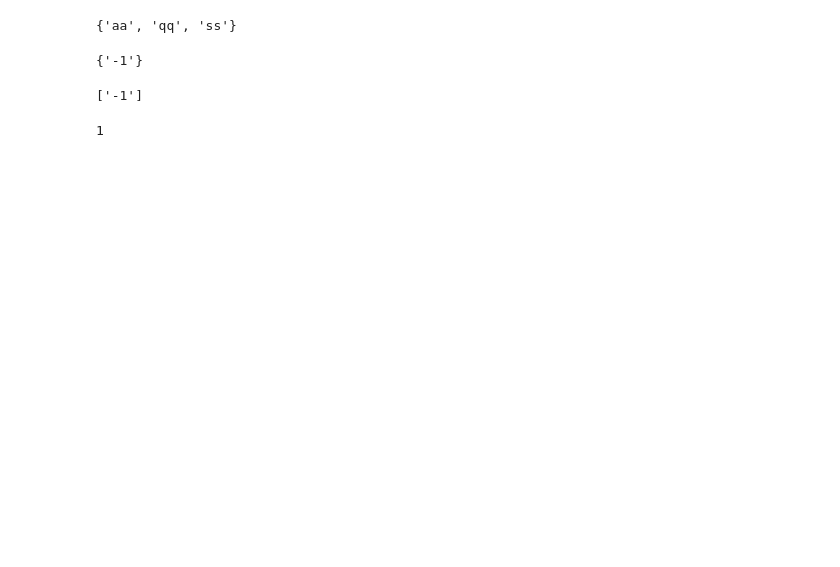
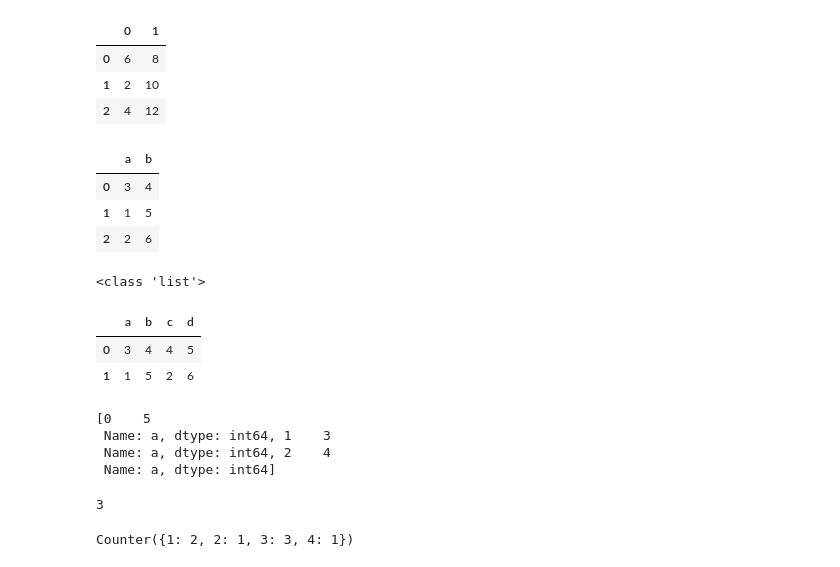
Before and after one commit to goodbyeearth/zhcup, a Jupyter notebook: test.ipynb, the cells around one changed output. Saved outputs shown, nothing was run; the diff lists cells and outputs as text; code cells hidden in the pictures; blank space fills up the shorter version.

```diff
--- a/test.ipynb
+++ b/test.ipynb
@@ -18,16 +3,18 @@ s4 = set(t44)
-# %%
-s1
-# %% [output]
-{'aa', 'qq', 'ss'}
-# %%
-s4
-# %% [output]
-{'-1'}
-# %%
-t44
-# %% [output]
-['-1']
-# %%
-len(s1 & s2)
-# %% [output]
-1
+# %%
+def test(xa, xb):
+    return [2*xa, 2*xb]
+d=pd.DataFrame({'a':[3,1,2], 'b':[4,5,6]})
+d.apply(lambda x:test(x['a'], x['b']), axis=1, result_type='expand')
+# d.apply(lambda x: x.describe())
+# %% [output]
+|  | 0 | 1 |
+| 0 | 6 | 8 |
+| 1 | 2 | 10 |
+| 2 | 4 | 12 |
+# %%
+d
+# %% [output]
+|  | a | b |
+| 0 | 3 | 4 |
+| 1 | 1 | 5 |
+| 2 | 2 | 6 |
@@ -33,0 +23,27 @@ len(s1 & s2)
+# %%
+def fn(df,t):
+    df['c'] = df['a'] + 1
+    df['d'] = df['b'] + 1
+    return df
+# %%
+d_group = d[:2].groupby(d[:2].index)
+results = Parallel(n_jobs=-1)(delayed(fn)(row,'a') for name, row in d_group)
+print(type(results))
+res = pd.concat(results)
+res
+# %% [output]
+<class 'list'>
+|  | a | b | c | d |
+| 0 | 3 | 4 | 4 | 5 |
+| 1 | 1 | 5 | 2 | 6 |
+# %%
+results_list
+# %% [output]
+[0    5
+ Name: a, dtype: int64, 1    3
+ Name: a, dtype: int64, 2    4
+ Name: a, dtype: int64]
+# %%
+res['a'].iloc[0]
+# %% [output]
+3
@@ -33,0 +55,4 @@ len(s1 & s2)
+# %%
+c
+# %% [output]
+Counter({1: 2, 2: 1, 3: 3, 4: 1})
```
Also changed, not shown: parts of 11 cells of this notebook, 4 other files.
